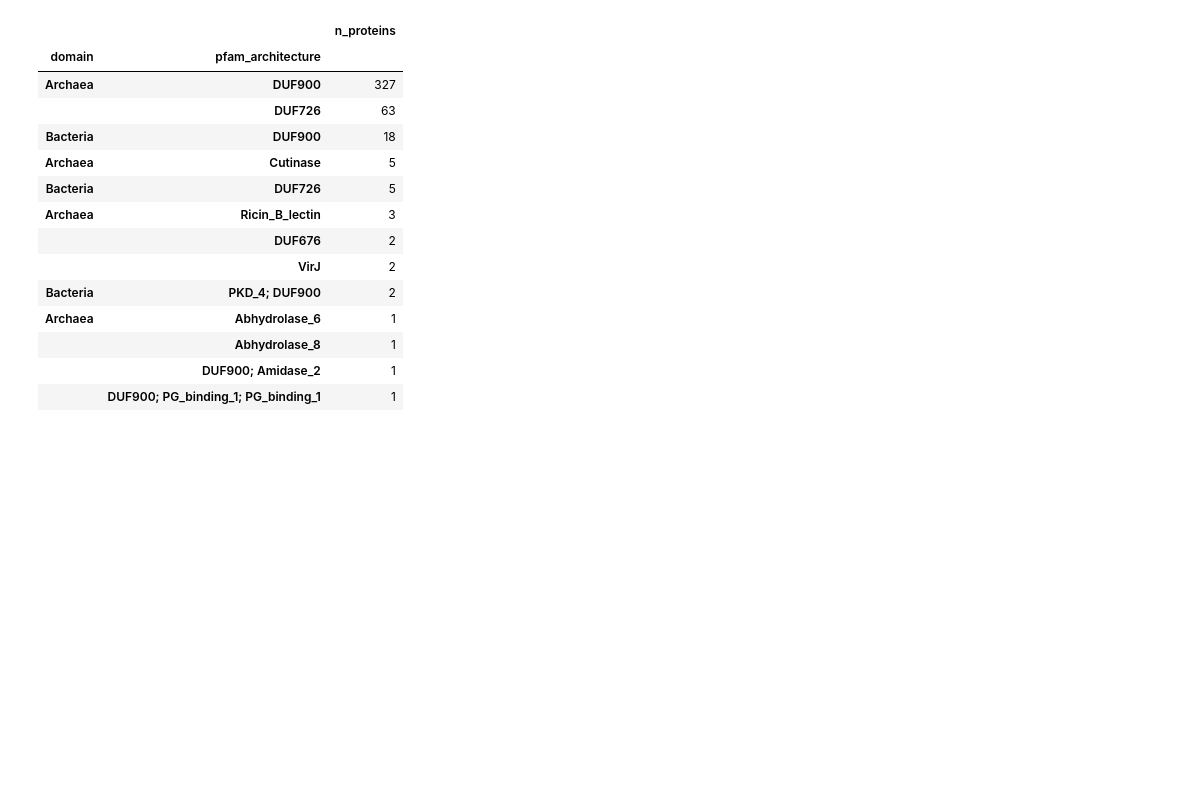
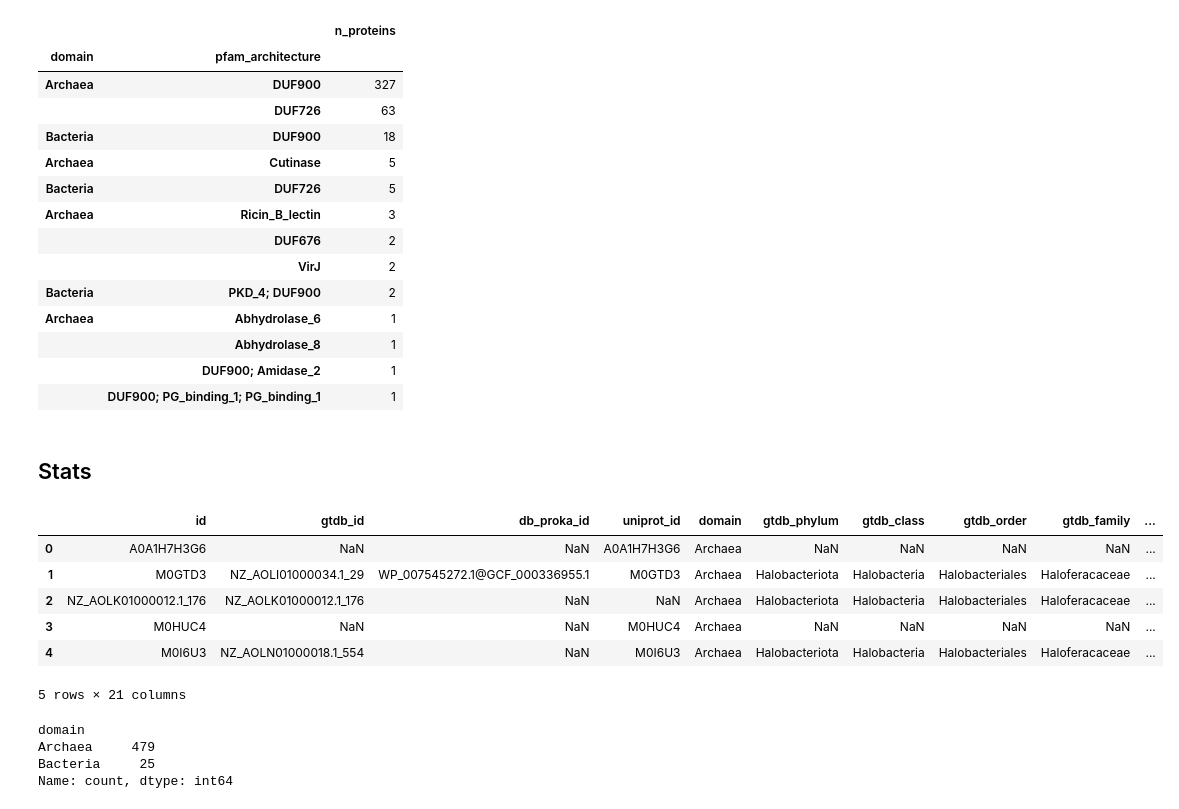
Before and after one commit to Chahrazadt87/AvB, a Jupyter notebook: notebook/homology_search.ipynb, the cells around one changed output. Saved outputs shown, nothing was run; the diff lists cells and outputs as text; code cells hidden in the pictures; blank space fills up the shorter version.

Commit message:
Homology search: stats

```diff
--- a/notebook/homology_search.ipynb
+++ b/notebook/homology_search.ipynb
@@ -643,3 +643,23 @@ architectures_df.reset_index().groupby(['domain', 'pfam_architecture']).nunique(
 |  | Abhydrolase_8 | 1 |
 |  | DUF900; Amidase_2 | 1 |
 |  | DUF900; PG_binding_1; PG_binding_1 | 1 |
+# %% [markdown]
+## Stats
+# %%
+hits_df = pd.read_csv(data_folder / 'hydrolase_search' / 'search_output.csv')
+hits_df.head()
+# %% [output]
+|  | id | gtdb_id | db_proka_id | uniprot_id | domain | gtdb_phylum | gtdb_class | gtdb_order | gtdb_family | ... |
+| 0 | A0A1H7H3G6 | NaN | NaN | A0A1H7H3G6 | Archaea | NaN | NaN | NaN | NaN | ... |
+| 1 | M0GTD3 | NZ_AOLI01000034.1_29 | WP_007545272.1@GCF_000336955.1 | M0GTD3 | Archaea | Halobacteriota | Halobacteria | Halobacteriales | Haloferacaceae | ... |
+| 2 | NZ_AOLK01000012.1_176 | NZ_AOLK01000012.1_176 | NaN | NaN | Archaea | Halobacteriota | Halobacteria | Halobacteriales | Haloferacaceae | ... |
+| 3 | M0HUC4 | NaN | NaN | M0HUC4 | Archaea | NaN | NaN | NaN | NaN | ... |
+| 4 | M0I6U3 | NZ_AOLN01000018.1_554 | NaN | M0I6U3 | Archaea | Halobacteriota | Halobacteria | Halobacteriales | Haloferacaceae | ... |
+5 rows × 21 columns
+# %%
+hits_df['domain'].value_counts(dropna=False)
+# %% [output]
+domain
+Archaea     479
+Bacteria     25
+Name: count, dtype: int64
```
Also changed, not shown: parts of 3 cells of this notebook.
